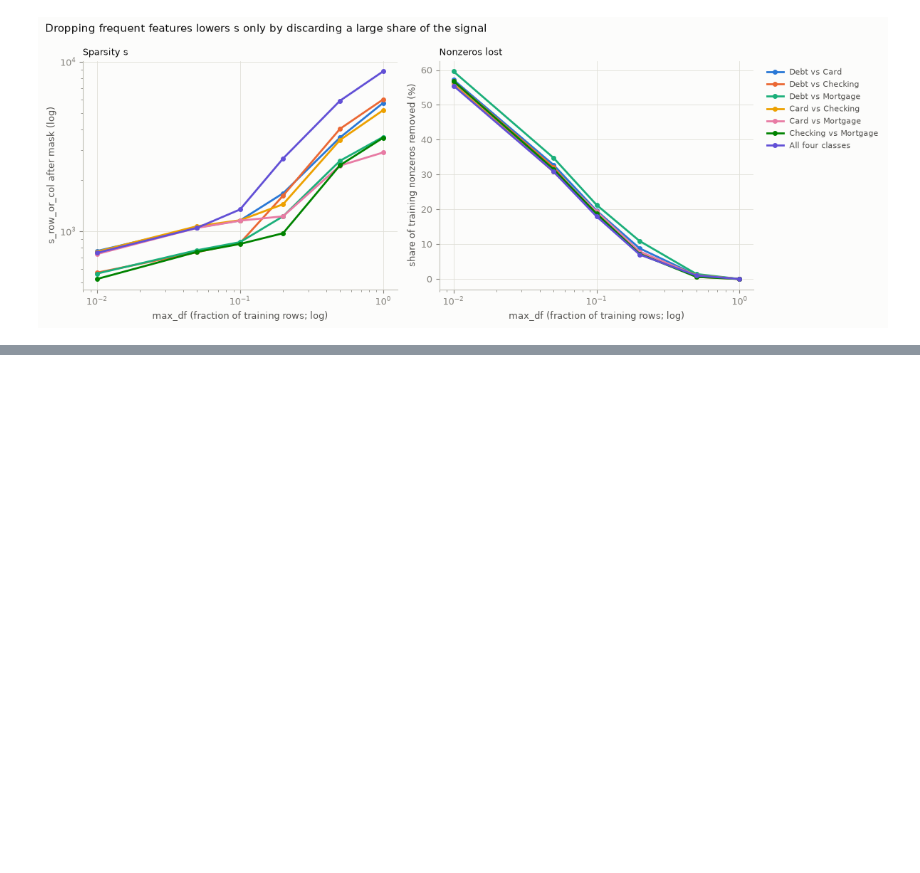
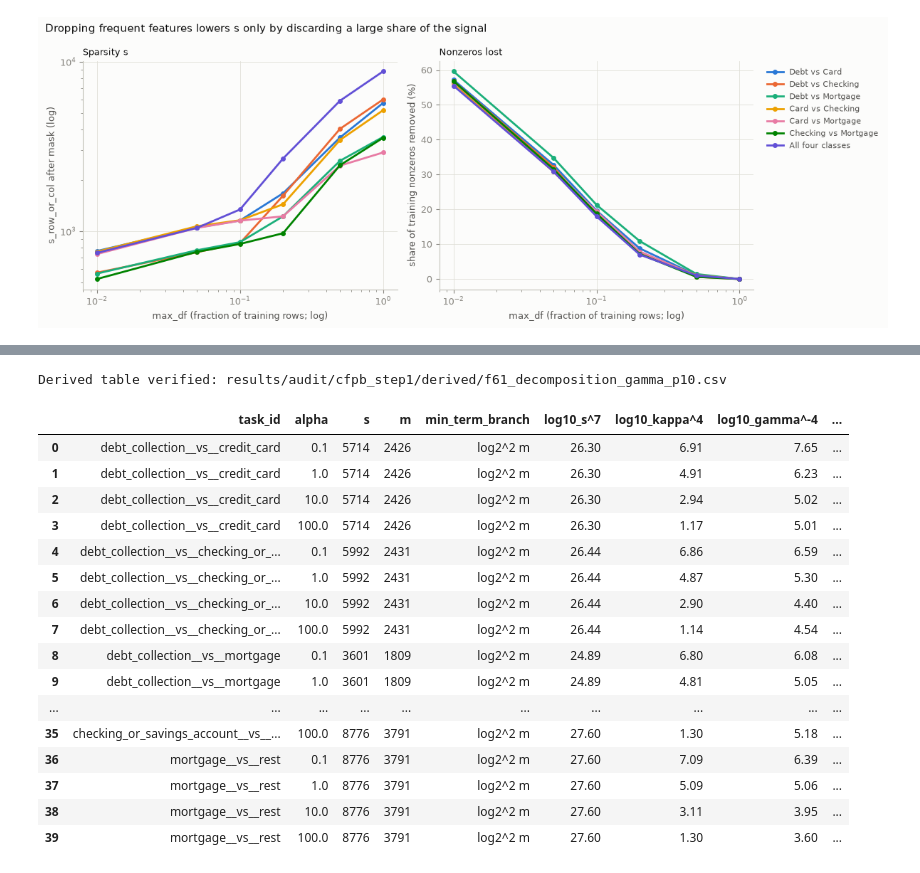
Before and after one commit to THAKKAR82/qos-rbc-experiments, a Jupyter notebook: notebooks/06_cfpb_qos_audit_step1.ipynb, the cells around one changed output, grey strips where cells are left out. Drawn from its saved outputs; the diff is of its cells as text; code cells hidden in the pictures; blank space fills up the shorter version.

```diff
--- a/notebooks/06_cfpb_qos_audit_step1.ipynb
+++ b/notebooks/06_cfpb_qos_audit_step1.ipynb
@@ -299,0 +304,35 @@ display(pd.DataFrame([dict(matrix=n, **x) for n, r in distinct_matrices(tasks).i
+# %%
+DERIVED = OUTPUT_DIR / "derived" / "f61_decomposition_gamma_p10.csv"
+decomposition = qos_audit.derive_f61_decomposition(OUTPUT_DIR, gamma_label="p10")
+reported = summary.set_index(["task_id", "alpha"])["log10_F61_passes_gamma_p10"]
+gap = (decomposition.set_index(["task_id", "alpha"])["log10_total"] - reported).abs().max()
+assert gap < 1e-9, f"Decomposition does not reproduce reported F61: {gap}"
+if DERIVED.exists():
+    pd.testing.assert_frame_equal(pd.read_csv(DERIVED), decomposition, check_exact=False, rtol=0, atol=1e-12)
+    print("Derived table verified:", DERIVED.relative_to(ROOT))
+else:
+    DERIVED.parent.mkdir(exist_ok=True)
+    decomposition.to_csv(DERIVED, index=False)
+    print("Wrote", DERIVED.relative_to(ROOT))
+factor_cols = [f"log10_{f}" for f in qos_audit.F61_FACTORS]
+display(decomposition[["task_id", "alpha", "s", "m", "min_term_branch", *factor_cols,
+                       "log10_total", "log10_total_s1"]].round(2))
+# %% [output]
+Derived table verified: results/audit/cfpb_step1/derived/f61_decomposition_gamma_p10.csv
+|  | task_id | alpha | s | m | min_term_branch | log10_s^7 | log10_kappa^4 | log10_gamma^-4 | ... |
+| 0 | debt_collection__vs__credit_card | 0.1 | 5714 | 2426 | log2^2 m | 26.30 | 6.91 | 7.65 | ... |
+| 1 | debt_collection__vs__credit_card | 1.0 | 5714 | 2426 | log2^2 m | 26.30 | 4.91 | 6.23 | ... |
+| 2 | debt_collection__vs__credit_card | 10.0 | 5714 | 2426 | log2^2 m | 26.30 | 2.94 | 5.02 | ... |
+| 3 | debt_collection__vs__credit_card | 100.0 | 5714 | 2426 | log2^2 m | 26.30 | 1.17 | 5.01 | ... |
+| 4 | debt_collection__vs__checking_or_... | 0.1 | 5992 | 2431 | log2^2 m | 26.44 | 6.86 | 6.59 | ... |
+| 5 | debt_collection__vs__checking_or_... | 1.0 | 5992 | 2431 | log2^2 m | 26.44 | 4.87 | 5.30 | ... |
+| 6 | debt_collection__vs__checking_or_... | 10.0 | 5992 | 2431 | log2^2 m | 26.44 | 2.90 | 4.40 | ... |
+| 7 | debt_collection__vs__checking_or_... | 100.0 | 5992 | 2431 | log2^2 m | 26.44 | 1.14 | 4.54 | ... |
+| 8 | debt_collection__vs__mortgage | 0.1 | 3601 | 1809 | log2^2 m | 24.89 | 6.80 | 6.08 | ... |
+| 9 | debt_collection__vs__mortgage | 1.0 | 3601 | 1809 | log2^2 m | 24.89 | 4.81 | 5.05 | ... |
+| ... | ... | ... | ... | ... | ... | ... | ... | ... | ... |
+| 35 | checking_or_savings_account__vs__... | 100.0 | 8776 | 3791 | log2^2 m | 27.60 | 1.30 | 5.18 | ... |
+| 36 | mortgage__vs__rest | 0.1 | 8776 | 3791 | log2^2 m | 27.60 | 7.09 | 6.39 | ... |
+| 37 | mortgage__vs__rest | 1.0 | 8776 | 3791 | log2^2 m | 27.60 | 5.09 | 5.06 | ... |
+| 38 | mortgage__vs__rest | 10.0 | 8776 | 3791 | log2^2 m | 27.60 | 3.11 | 3.95 | ... |
+| 39 | mortgage__vs__rest | 100.0 | 8776 | 3791 | log2^2 m | 27.60 | 1.30 | 3.60 | ... |
```
Also changed, not shown: parts of 5 cells of this notebook, 6 other files.
